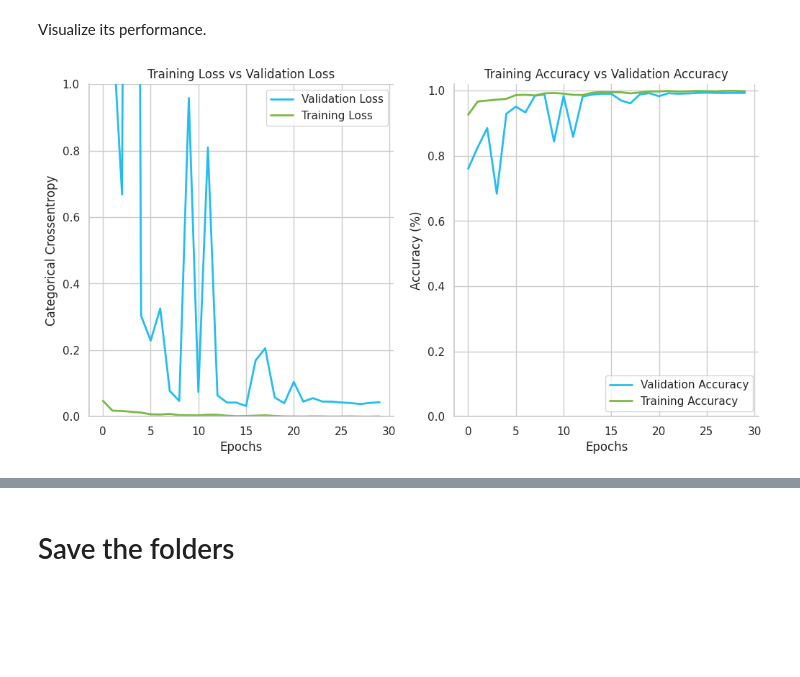
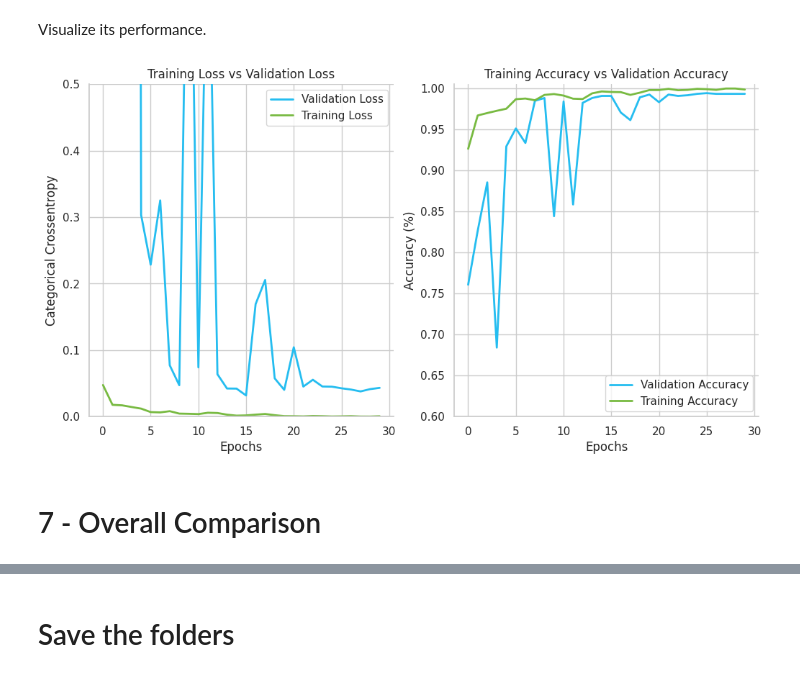
Before and after one commit to giordanovitale/Prado-Museum-CNN, a Jupyter notebook: Prado_Artists.ipynb, the cells around one changed output, grey strips where cells are left out. Saved outputs shown, nothing was run; the diff lists cells and outputs as text; code cells hidden in the pictures; blank space fills up the shorter version.

Commit message:
Models comparison

```diff
--- a/Prado_Artists.ipynb
+++ b/Prado_Artists.ipynb
@@ -973,6 +973,8 @@ vk.layered_view(gionetv2,
 Visualize its performance.
 # %%
 gionetv2_history = pd.read_csv("/content/drive/MyDrive/AMD/model_logs/gionetv2.log")
-plot_history(gionetv2_history)
+plot_history(gionetv2_history, y_lim_left=(0,0.5), y_lim_right=(0.6,1.005))
 # %% [output]
-[figure, old version]
+[figure, new version]
+# %% [markdown]
+# 7 - Overall Comparison
```
Also changed, not shown: parts of 8 cells of this notebook.
